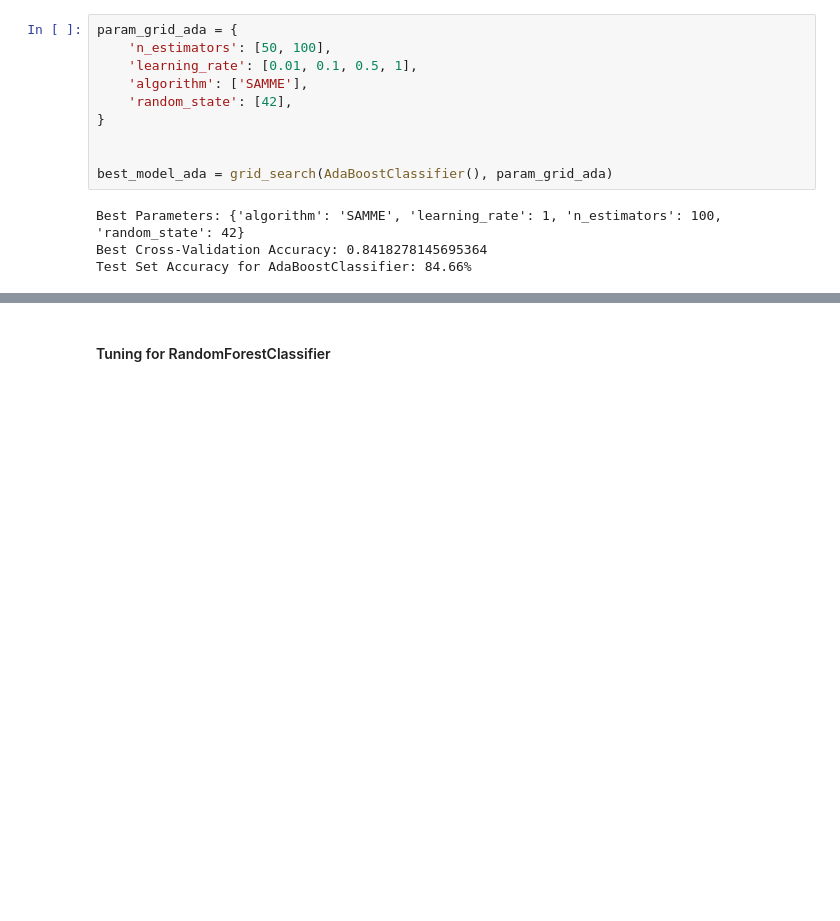
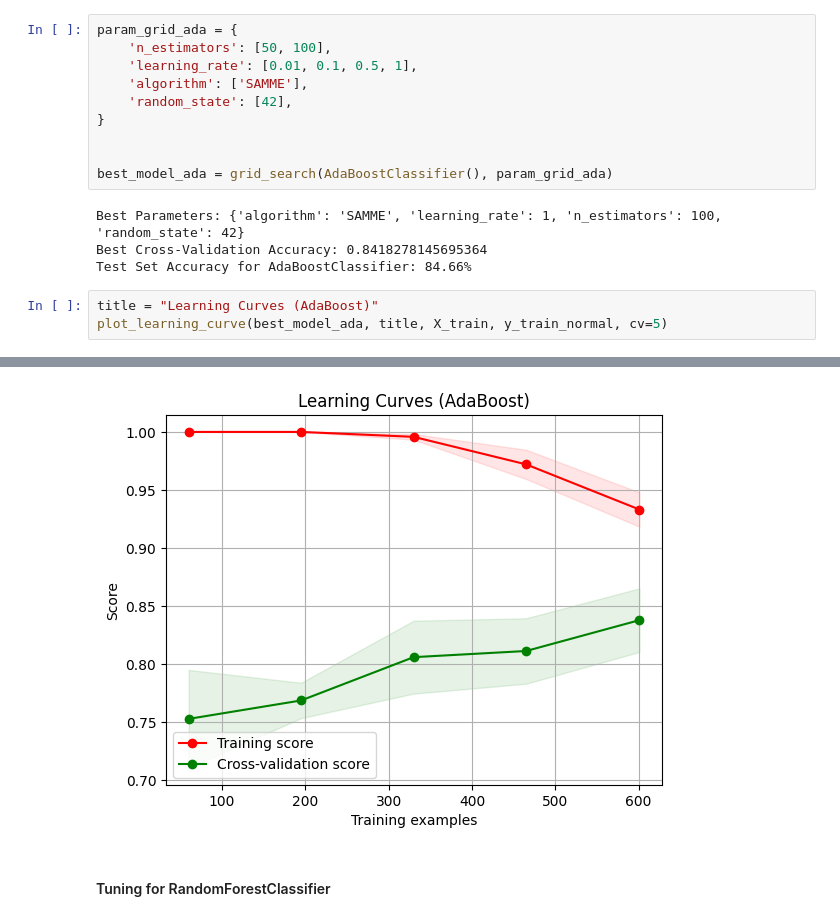
Before and after one commit to Shurtu-gal/heart-classification, a Jupyter notebook: heart_signal_classification.ipynb, the cells around one changed output, grey strips where cells are left out. Drawn from its saved outputs; the diff is of its cells as text; blank space fills up the shorter version.

```diff
--- a/heart_signal_classification.ipynb
+++ b/heart_signal_classification.ipynb
@@ -329,3 +360,7 @@ best_model_ada = grid_search(AdaBoostClassifier(), param_grid_ada)
 Best Parameters: {'algorithm': 'SAMME', 'learning_rate': 1, 'n_estimators': 100, 'random_state': 42}
 Best Cross-Validation Accuracy: 0.8418278145695364
 Test Set Accuracy for AdaBoostClassifier: 84.66%
+# %%
+title = "Learning Curves (AdaBoost)"
+plot_learning_curve(best_model_ada, title, X_train, y_train_normal, cv=5)
+# %% [output]
@@ -332,3 +368,4 @@ Test Set Accuracy for AdaBoostClassifier: 84.66%
+[figure, added]
 # %% [markdown]
 #### Tuning for RandomForestClassifier
 # %%
```
Also changed, not shown: parts of 4 cells of this notebook, 1 other file.
